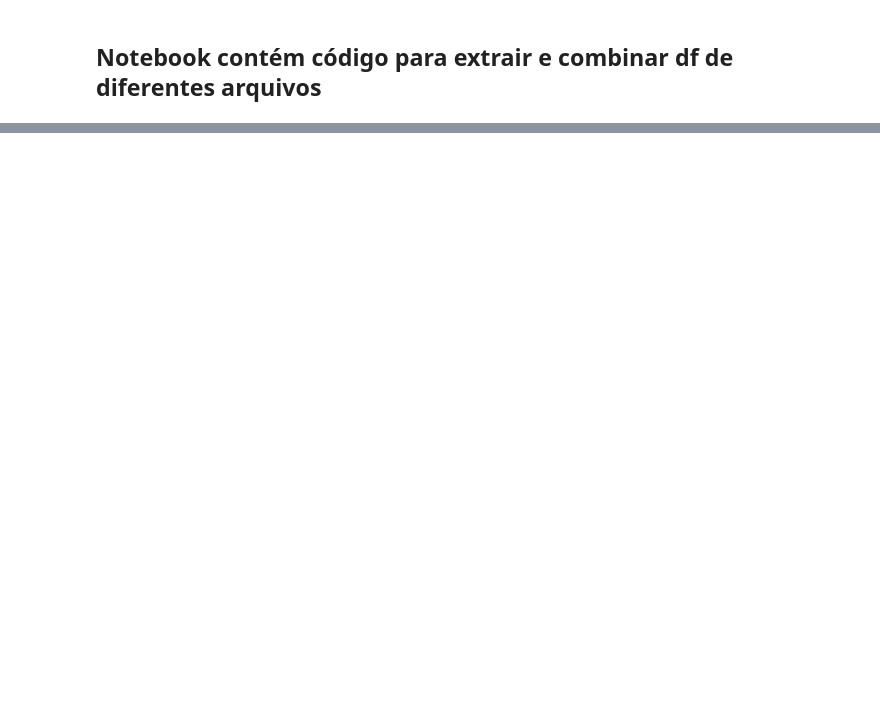
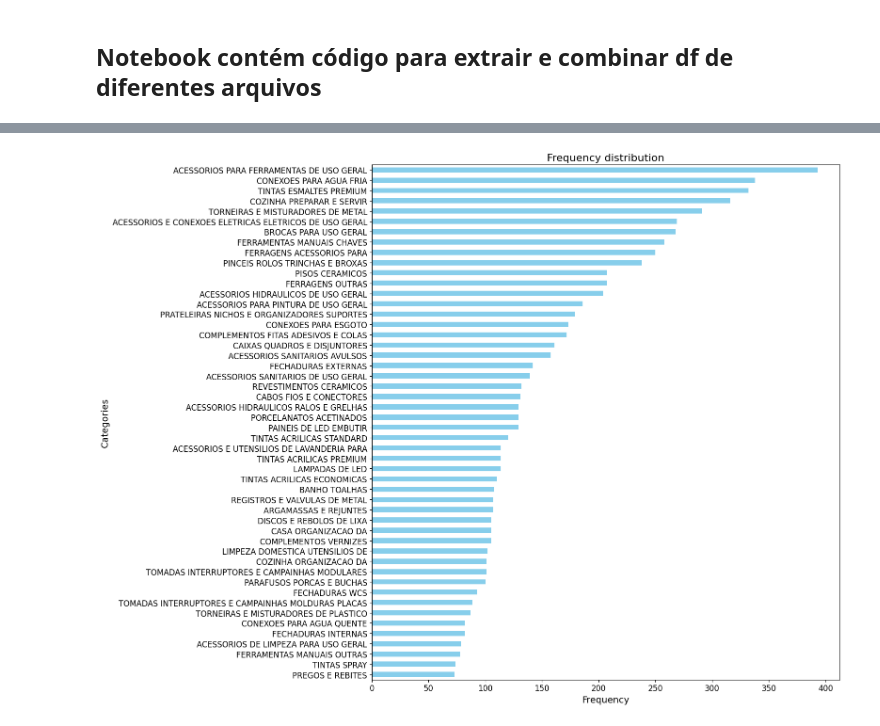
Before and after one commit to olile11/Machin-Leaning-Path, a Jupyter notebook: src/prepare_df.ipynb, the cells around one changed output, grey strips where cells are left out. Drawn from its saved outputs; the diff is of its cells as text; code cells hidden in the pictures; blank space fills up the shorter version.

```diff
--- a/src/prepare_df.ipynb
+++ b/src/prepare_df.ipynb
@@ -36,0 +34,29 @@ df.shape
+# %%
+def handle_name_category(row):
+    name = unicodedata.normalize('NFD', str(row['name']))
+    category = unicodedata.normalize('NFD', str(row['category']))
+    name = name.lower()
+    category = category.lower()
+
+    name = re.sub(r',', '.', name)
+    name = re.sub(r'[></-]', '', name)
+    category = re.sub(r'[0-9.,>/-]', '', category)
+    name = re.sub(r'\s*/?\s*ref\.\s*\w+', '', name, flags=re.IGNORECASE)
+
+    name = ''.join([char for char in name if not unicodedata.combining(char)])
+    category = ''.join([char for char in category if not unicodedata.combining(char)])
+
+    words = category.split()
+    unique_words = []
+    [unique_words.append(word)
+      for word in words if word not in unique_words]
+    unique_category = " ".join(unique_words)
+    row["name"] = name
+    row["category"] = unique_category.upper()
+    row["features"] = row["name"] + " SEP " + unique_category
+    return row
+
+df = df.apply(handle_name_category, axis=1)
+df = df.drop_duplicates(subset=["name"])
+print(f"shape: {df.shape}")
+df.head(5)
@@ -36,0 +71,16 @@ df.shape
+# %%
+df["label"] = pd.factorize(df["category"])[0]
+by_label = df["category"].value_counts()
+# %%
+plt.figure(figsize=(16, 12))
+by_label[:50].plot(kind='barh', color='skyblue', legend=False)
+plt.title('Frequency distribution', fontsize=16)
+plt.xlabel('Frequency', fontsize=14)
+plt.ylabel('Categories', fontsize=14)
+plt.xticks(fontsize=12)
+plt.yticks(fontsize=12)
+plt.gca().invert_yaxis()
+plt.tight_layout()
+plt.show()
+# %% [output]
+[figure, added]
```
Also changed, not shown: parts of 7 cells of this notebook.
